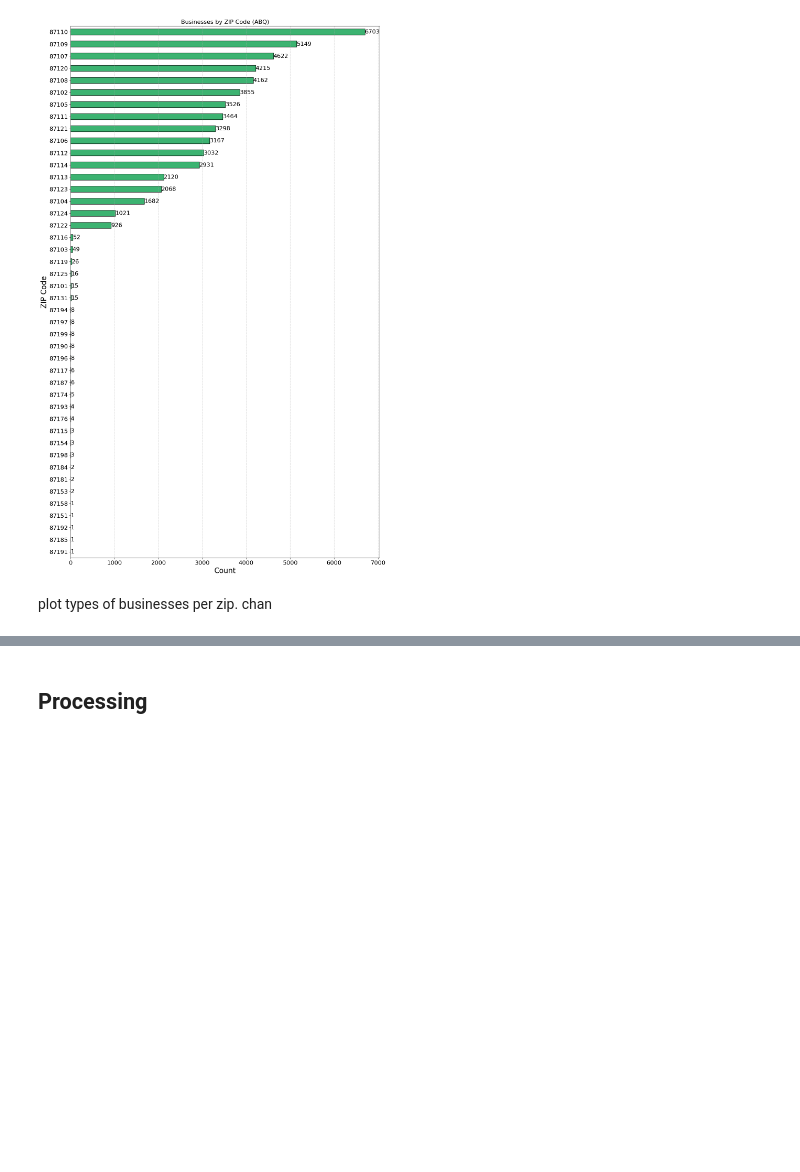
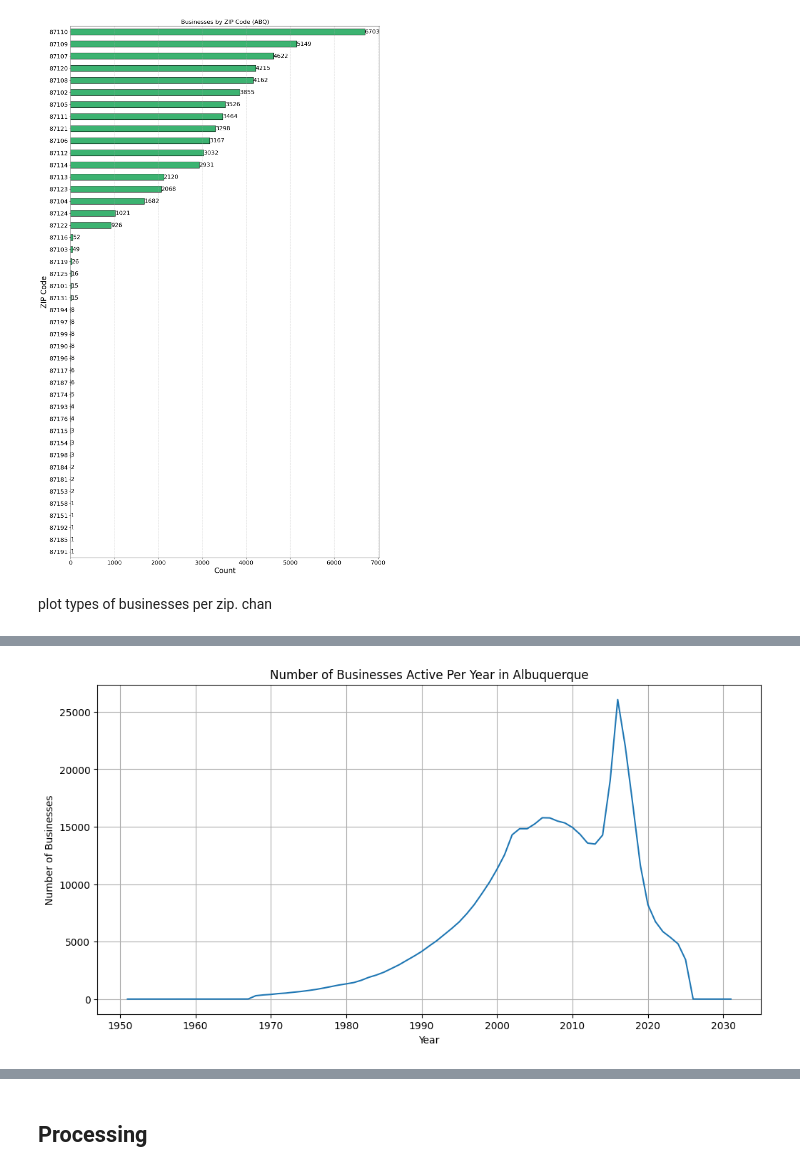
Before and after one commit to baut-jc/DDDS-My-Projects, a Jupyter notebook: Capstone/Capstone_EV.ipynb, the cells around one changed output, grey strips where cells are left out. Drawn from its saved outputs; the diff is of its cells as text; code cells hidden in the pictures; blank space fills up the shorter version.

Commit message:
Plot abq business count trend from 2010 to 2025

```diff
--- a/Capstone/Capstone_EV.ipynb
+++ b/Capstone/Capstone_EV.ipynb
@@ -567,0 +542,32 @@ print(df_clean_subset.head(10))
+# %%
+# Create a list of all years covered by the data, excluding placeholder years if any.
+min_year = df_clean_ABQ[df_clean_ABQ['StartYear'] > 0]['StartYear'].min()
+max_year = df_clean_ABQ[df_clean_ABQ['EndYear'] > 0]['EndYear'].max()
+
+# Handle cases where min_year or max_year might still be NaN if no valid data
+if pd.isna(min_year):
+    min_year = 2000 # Default sensible minimum year if no valid data
+if pd.isna(max_year):
+    max_year = 2025 # Default sensible maximum year if no valid data
+
+all_years = range(int(min_year), int(max_year) + 1)
+
+# Count businesses active in each year
+business_count_per_year = {}
+for year in all_years:
+    # A business is active in 'year' if its StartYear <= 'year' and EndYear >= 'year'
+    # Also, ensure we only consider valid years (not the 0 placeholder)
+    count = df_clean_ABQ[
+        (df_clean_ABQ['StartYear'] <= year) &
+        (df_clean_ABQ['EndYear'] >= year) &
+        (df_clean_ABQ['StartYear'] > 0) # Exclude records where StartYear was a placeholder
+    ].shape[0]
+    business_count_per_year[year] = count
+
+business_yearly_df = pd.DataFrame(
+    list(business_count_per_year.items()), columns=['Year', 'Number of Businesses']
+)
+
+print("Number of Businesses per Year (Head and Tail):")
+print(business_yearly_df.head())
+print(business_yearly_df.tail())
@@ -567,0 +588,11 @@ print(df_clean_subset.head(10))
+# %%
+# Plotting the number of businesses per year
+plt.figure(figsize=(12, 6))
+sns.lineplot(x='Year', y='Number of Businesses', data=business_yearly_df)
+plt.title('Number of Businesses Active Per Year in Albuquerque')
+plt.xlabel('Year')
+plt.ylabel('Number of Businesses')
+plt.grid(True)
+plt.show()
+# %% [output]
+[figure, added]
```
Also changed, not shown: parts of 18 cells of this notebook.
